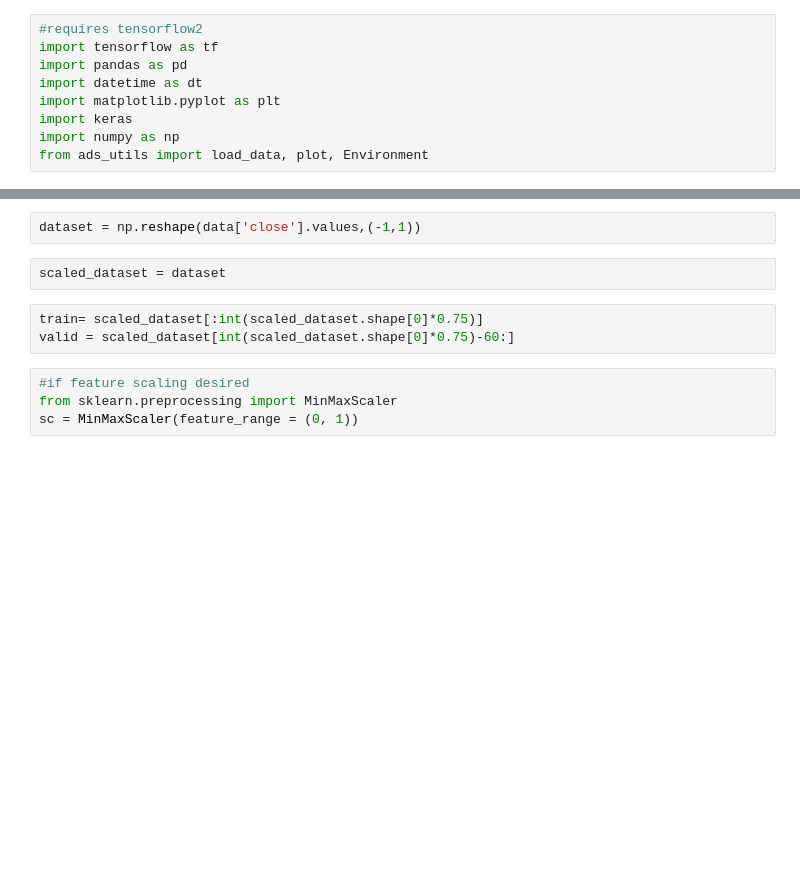
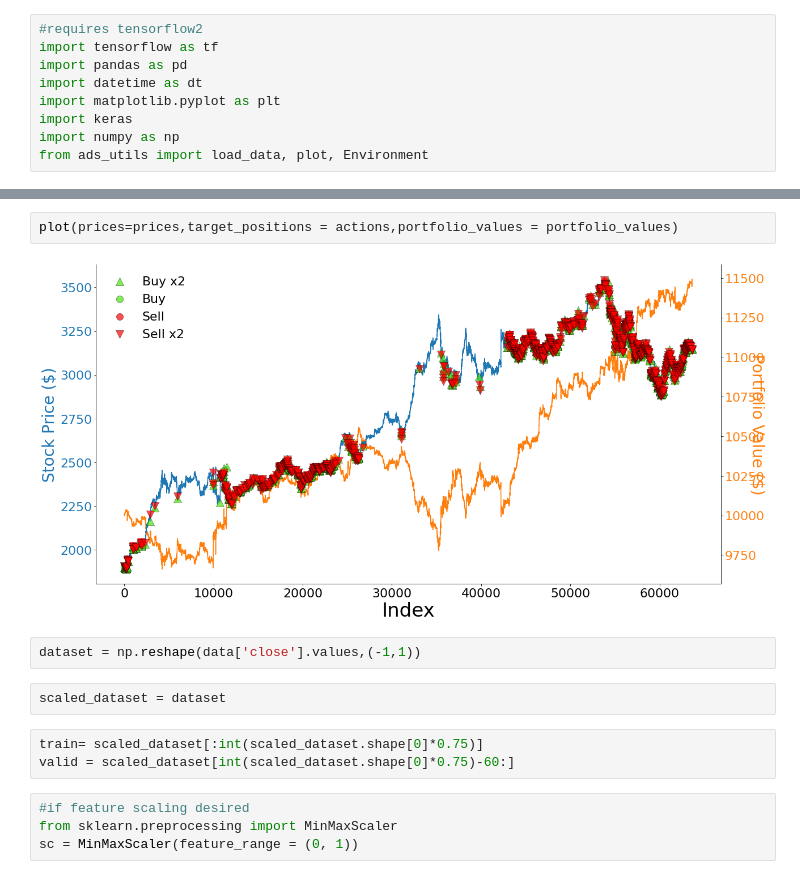
Before and after one commit to YAOS5/Amazon-Trading-Bot, a Jupyter notebook: LSTM-Promising Results.ipynb, the cells around one changed output, grey strips where cells are left out. Saved outputs shown, nothing was run; the diff lists cells and outputs as text; blank space fills up the shorter version.

```diff
--- a/LSTM-Promising Results.ipynb
+++ b/LSTM-Promising Results.ipynb
@@ -52,3 +178,7 @@ data
+# %%
+plot(prices=prices,target_positions = actions,portfolio_values = portfolio_values)
+# %% [output]
+[figure, added]
 # %%
 dataset = np.reshape(data['close'].values,(-1,1))
 # %%
```
Also changed, not shown: parts of 9 cells of this notebook, 1 other file.
